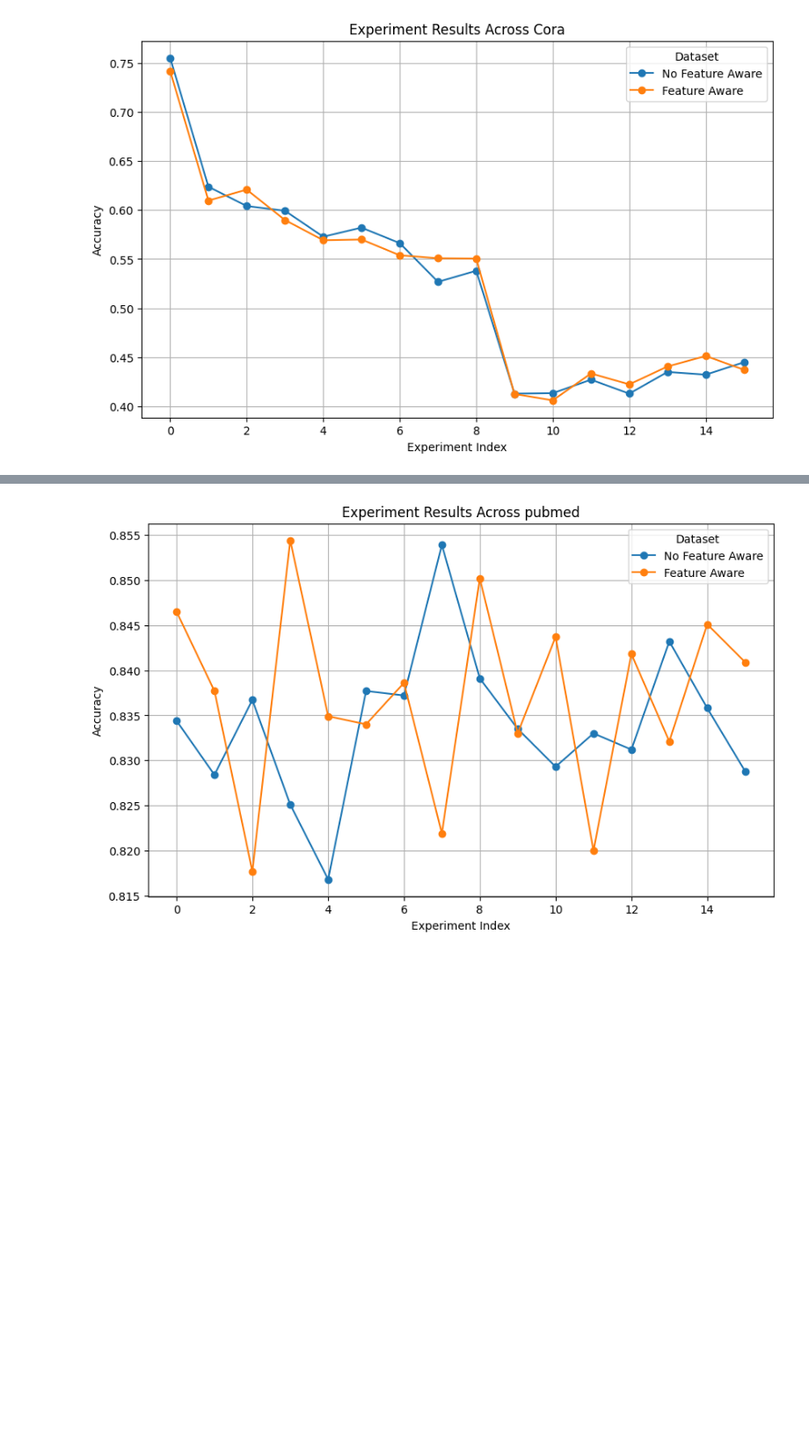
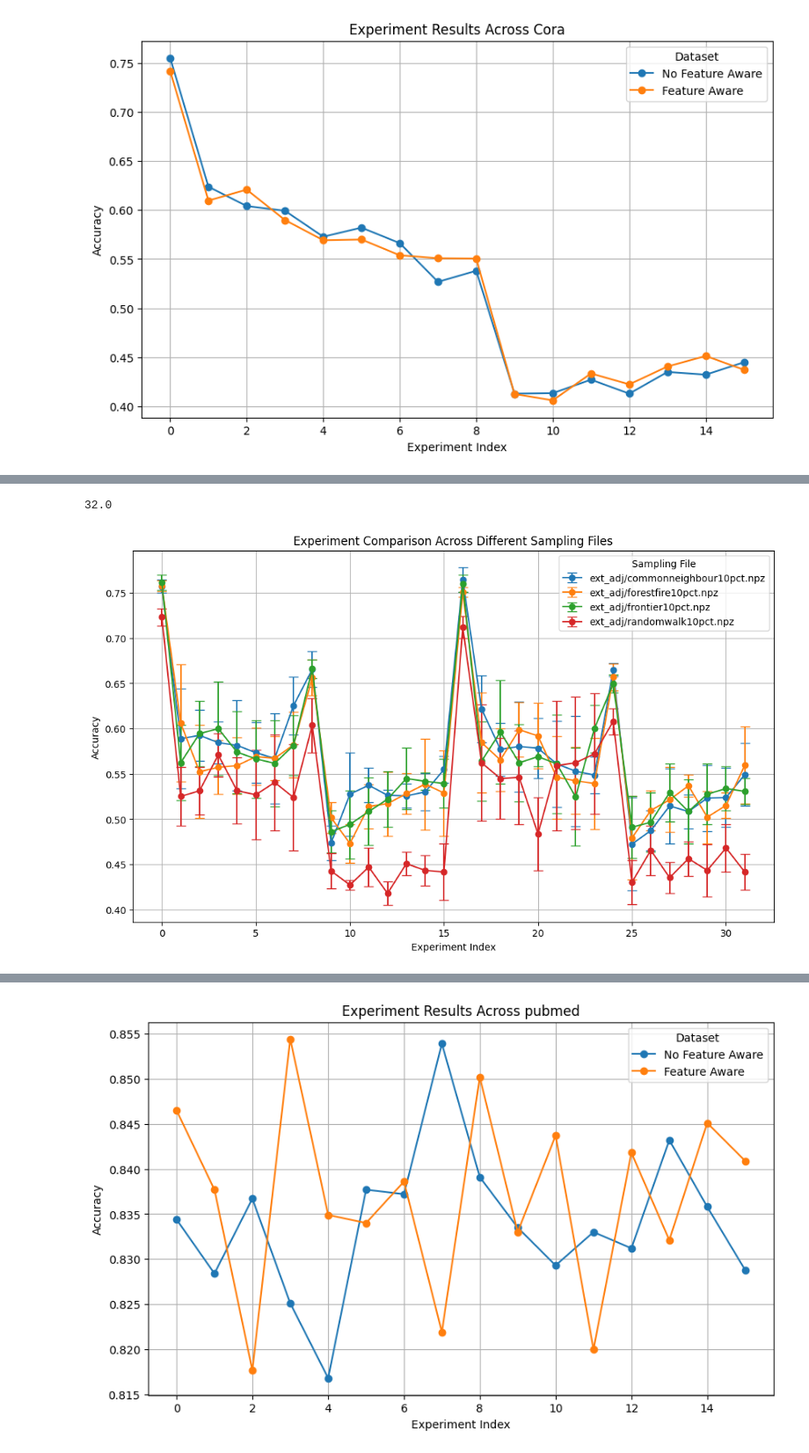
Before and after one commit to Arjun-BD/Project-Course, a Jupyter notebook: PPR_tests.ipynb, the cells around one changed output, grey strips where cells are left out. Shown at 88% size. Saved outputs shown, nothing was run; the diff lists cells and outputs as text; code cells hidden in the pictures; blank space fills up the shorter version.

Commit message:
Results stored

```diff
--- a/PPR_tests.ipynb
+++ b/PPR_tests.ipynb
@@ -17,7 +17,8 @@ def run_experiment(dataset, feature_aware=False, dp_ppr=False, dp_sgd=False,grav
         f"--gravity={gravity}",
         f"--heat={heat}",
         f"--importextadj={importextadj}",
-        f"--extadjfile={extadjfile}"
+        f"--extadjfile={extadjfile}",
+        f"--privacy_amplify_sampling_rate=1"
     ]
 
     try:
@@ -273,0 +275,36 @@ KeyboardInterrupt:
+# %%
+print(len(results_sampling)/4)
+# %% [output]
+32.0
+# %%
+import matplotlib.pyplot as plt
+import numpy as np
+
+def plot_experiment_comparison(df, sampFiles):
+    """
+    Plots experiment comparisons (each of size 32) with error bars,
+    corresponding to each 'sampFile'.
+
+    Args:
+        df (pd.DataFrame): The DataFrame containing experiment results.
+        sampFiles (list): List of sampling file names.
+    """
+    plt.figure(figsize=(12, 7))
+
+    for i, sampFile in enumerate(sampFiles):
+        subset = df.iloc[i*32:(i+1)*32].reset_index()
+        x_vals = np.arange(len(subset))
+
+        plt.errorbar(x_vals, subset["Accuracy"], yerr=subset["Accuracy_Std"],
+                     fmt='o-', label=f"{sampFile}", capsize=5)
+
+    plt.xlabel("Experiment Index")
+    plt.ylabel("Accuracy")
+    plt.title("Experiment Comparison Across Different Sampling Files")
+    plt.legend(title="Sampling File")
+    plt.grid(True)
+    plt.show()
+
+plot_experiment_comparison(df,sampFiles)
+# %% [output]
+[figure, added]
```
Also changed, not shown: parts of 4 cells of this notebook, 20 other files.
